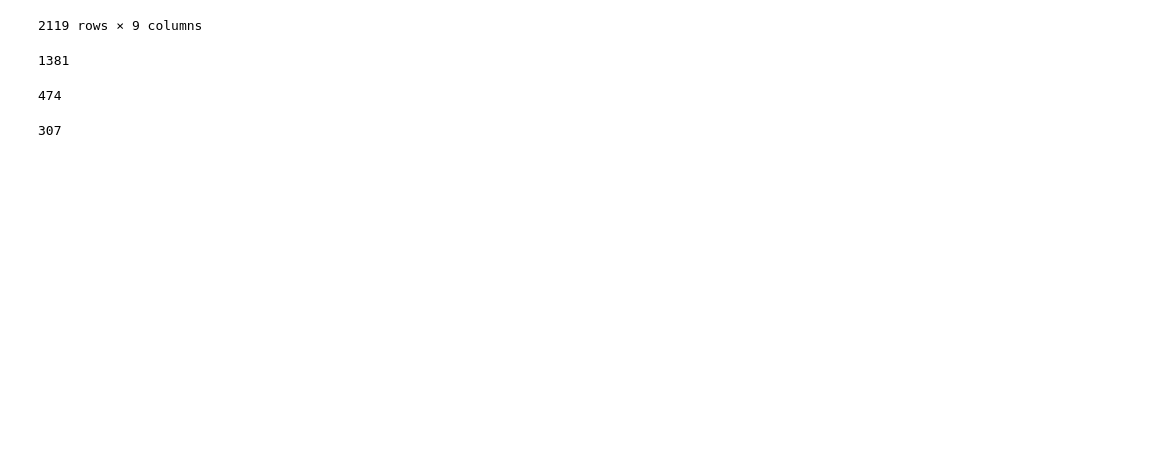
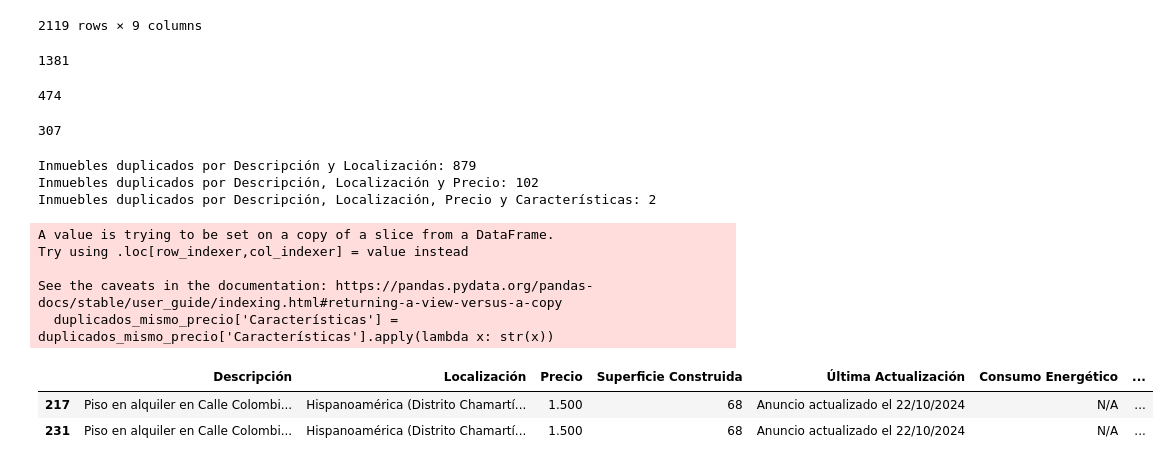
Before and after one commit to GuillePT95/proyecto-FB, a Jupyter notebook: alquiler_total.ipynb, the cells around one changed output. Saved outputs shown, nothing was run; the diff lists cells and outputs as text; code cells hidden in the pictures; blank space fills up the shorter version.

```diff
--- a/alquiler_total.ipynb
+++ b/alquiler_total.ipynb
@@ -203,3 +203,45 @@ cantidad_unicos = df["Localización"].nunique()
 print(cantidad_unicos)
 # %% [output]
 307
+# %%
+# Verificar duplicados en función de descripción y localización
+inmuebles_duplicados = df[df.duplicated(subset=['Descripción', 'Localización'], keep=False)]
+
+# Contar el número de inmuebles duplicados que tienen la misma descripción y localización
+num_duplicados = inmuebles_duplicados.shape[0]
+print(f"Inmuebles duplicados por Descripción y Localización: {num_duplicados}")
+
+# Verificar si los duplicados también tienen el mismo precio
+duplicados_mismo_precio = inmuebles_duplicados[
+    inmuebles_duplicados.duplicated(subset=['Descripción', 'Localización', 'Precio'], keep=False)
+]
+
+# Contar el número de inmuebles duplicados que tienen la misma descripción, localización y precio
+num_duplicados_mismo_precio = duplicados_mismo_precio.shape[0]
+print(f"Inmuebles duplicados por Descripción, Localización y Precio: {num_duplicados_mismo_precio}")
+
+# Convertir la columna 'Características' a cadena de texto para poder buscar duplicados
+duplicados_mismo_precio['Características'] = duplicados_mismo_precio['Características'].apply(lambda x: str(x))
+
+# Verificar si los duplicados también tienen las mismas características
+duplicados_mismo_precio_caracteristicas = duplicados_mismo_precio[
+    duplicados_mismo_precio.duplicated(subset=['Descripción', 'Localización', 'Precio', 'Características'], keep=False)
+]
+
+# Contar el número de inmuebles duplicados que tienen la misma descripción, localización, precio y características
+num_duplicados_mismo_precio_caracteristicas = duplicados_mismo_precio_caracteristicas.shape[0]
+print(f"Inmuebles duplicados por Descripción, Localización, Precio y Características: {num_duplicados_mismo_precio_caracteristicas}")
+
+duplicados_mismo_precio_caracteristicas
+# %% [output]
+Inmuebles duplicados por Descripción y Localización: 879
+Inmuebles duplicados por Descripción, Localización y Precio: 102
+Inmuebles duplicados por Descripción, Localización, Precio y Características: 2
+A value is trying to be set on a copy of a slice from a DataFrame.
+Try using .loc[row_indexer,col_indexer] = value instead
+
+See the caveats in the documentation: https://pandas.pydata.org/pandas-docs/stable/user_guide/indexing.html#returning-a-view-versus-a-copy
+  duplicados_mismo_precio['Características'] = duplicados_mismo_precio['Características'].apply(lambda x: str(x))
+|  | Descripción | Localización | Precio | Superficie Construida | Última Actualización | Consumo Energético | ... |
+| 217 | Piso en alquiler en Calle Colombi... | Hispanoamérica (Distrito Chamartí... | 1.500 | 68 | Anuncio actualizado el 22/10/2024 | N/A | ... |
+| 231 | Piso en alquiler en Calle Colombi... | Hispanoamérica (Distrito Chamartí... | 1.500 | 68 | Anuncio actualizado el 22/10/2024 | N/A | ... |
```
